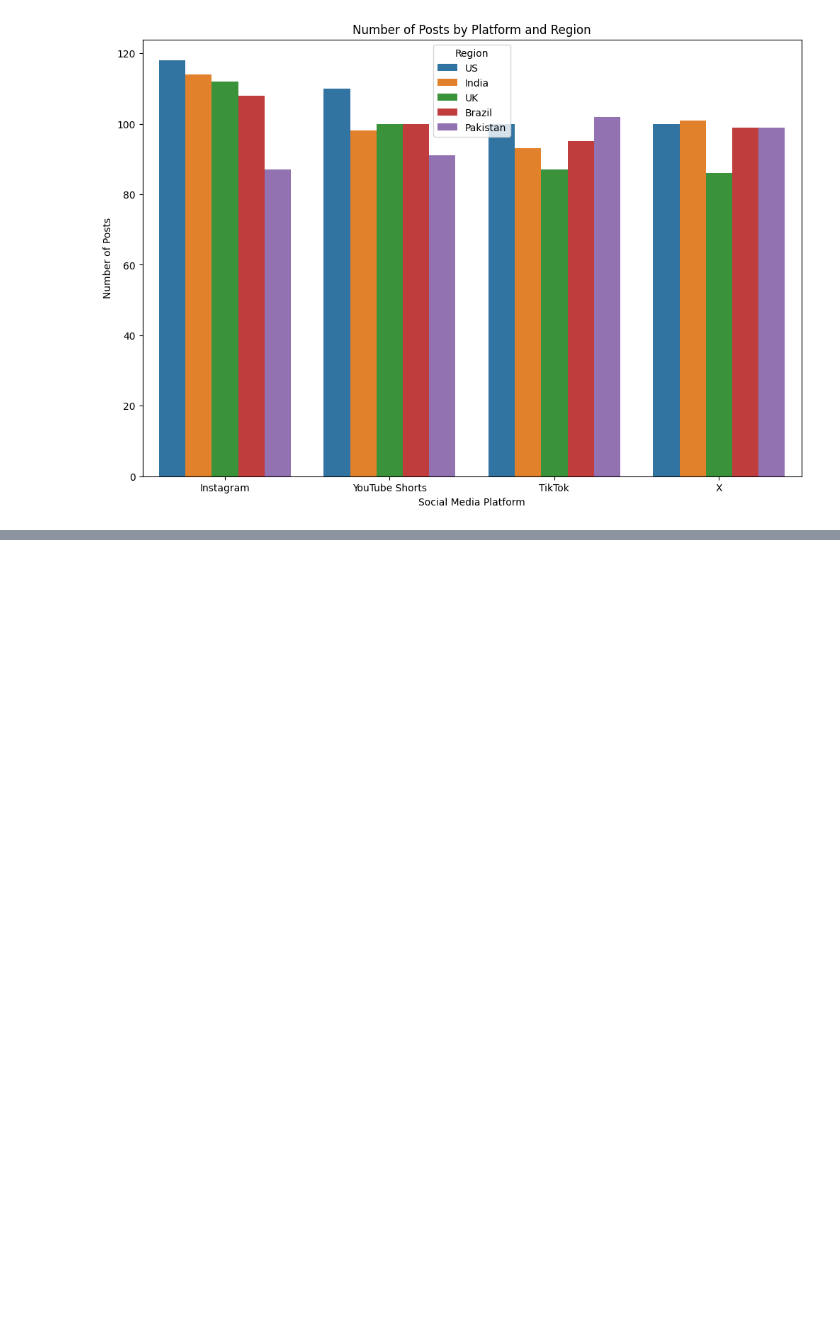
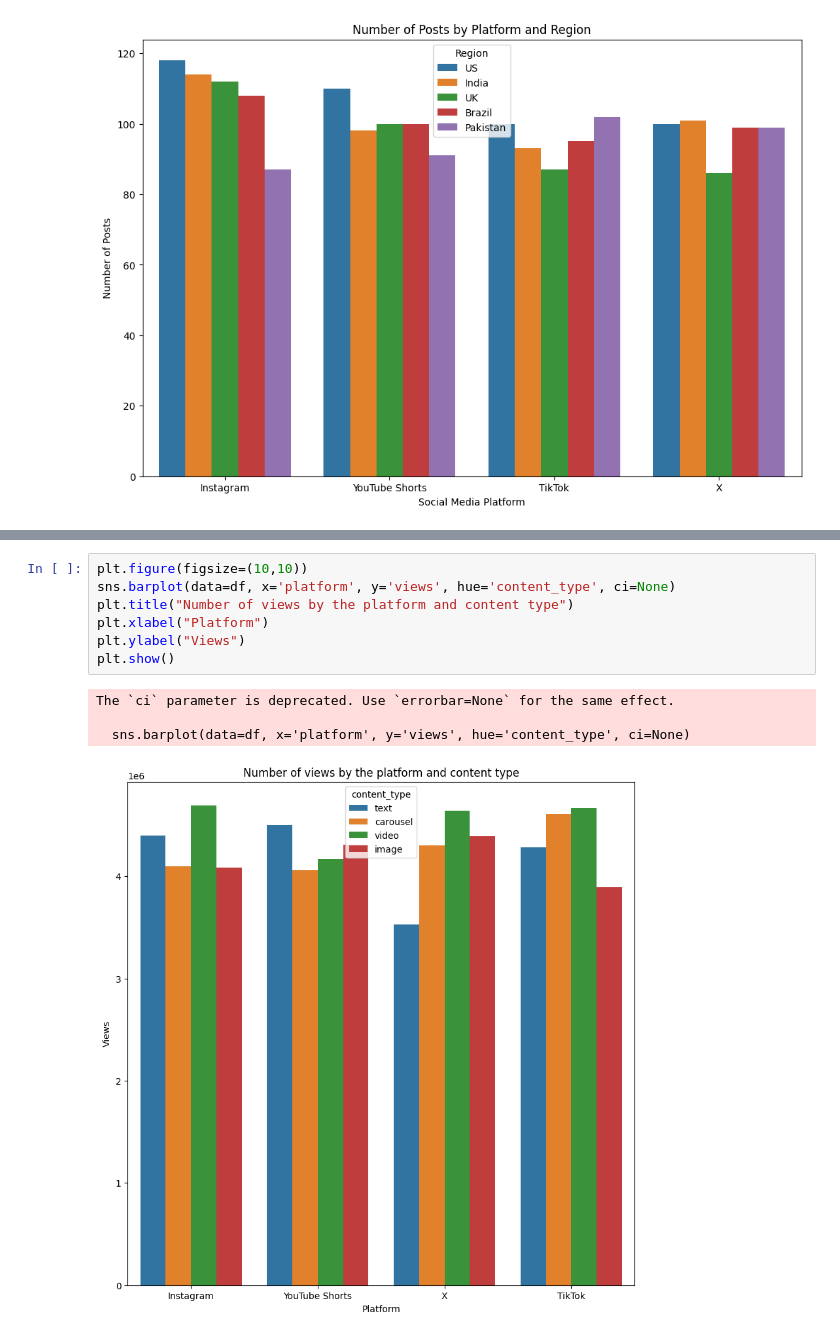
Before and after one commit to mayurimamdi/SocialMediaEDAandAnalysis, a Jupyter notebook: notebooks/EDA.ipynb, the cells around one changed output, grey strips where cells are left out. Cells and saved outputs as stored; diff of their text form; blank space fills up the shorter version.

```diff
--- a/notebooks/EDA.ipynb
+++ b/notebooks/EDA.ipynb
@@ -339,0 +369,12 @@ plt.show()
+# %%
+plt.figure(figsize=(10,10))
+sns.barplot(data=df, x='platform', y='views', hue='content_type', ci=None)
+plt.title("Number of views by the platform and content type")
+plt.xlabel("Platform")
+plt.ylabel("Views")
+plt.show()
+# %% [output]
+The `ci` parameter is deprecated. Use `errorbar=None` for the same effect.
+
+  sns.barplot(data=df, x='platform', y='views', hue='content_type', ci=None)
+[figure, added]
```
Also changed, not shown: parts of 3 cells of this notebook.
